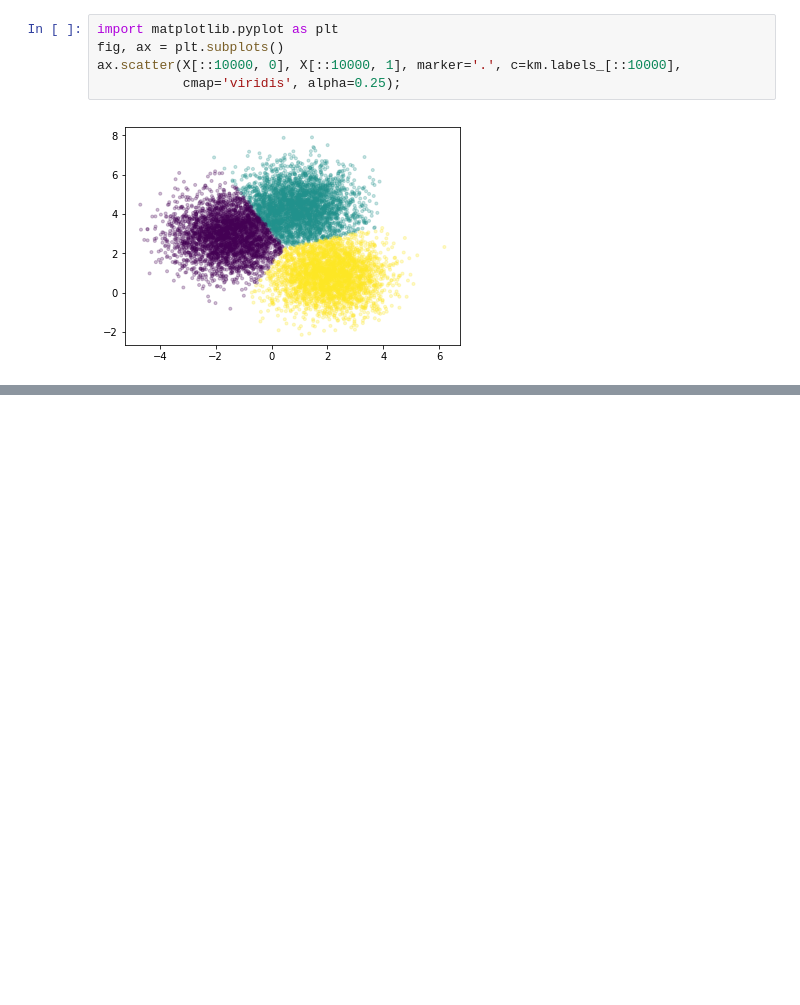
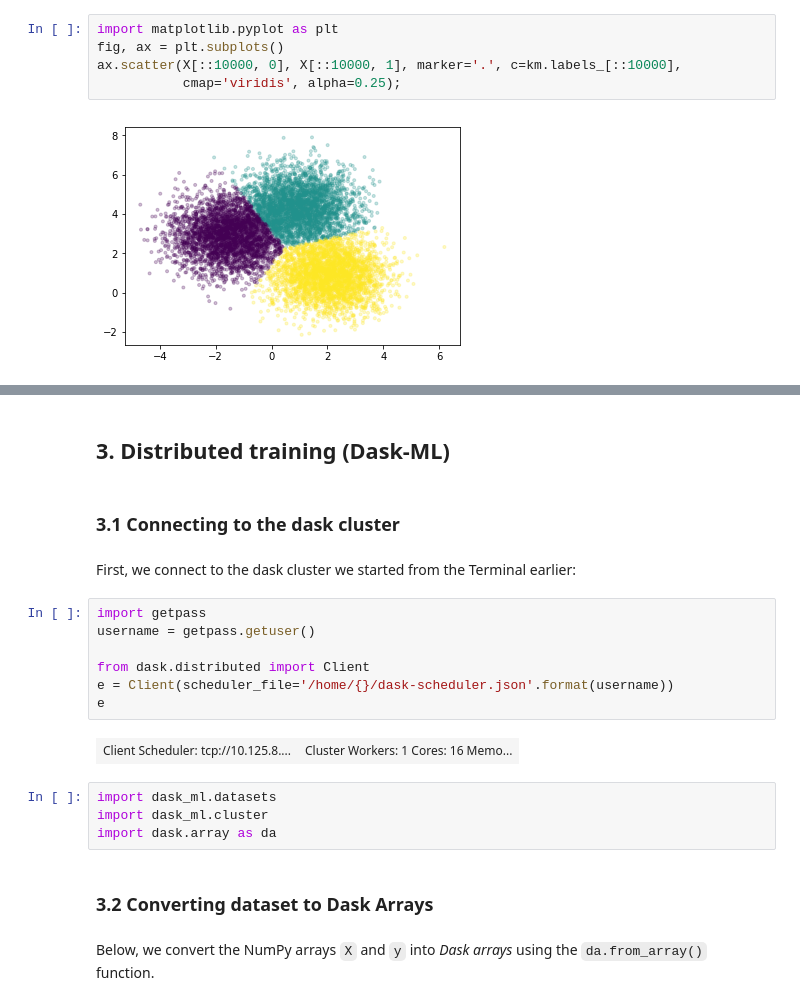
Before and after one commit to clemsonciti/dask-workflows-palmetto, a Jupyter notebook: training-on-large-datasets.ipynb, the cells around one changed output, grey strips where cells are left out. Drawn from its saved outputs; the diff is of its cells as text; blank space fills up the shorter version.

```diff
--- a/training-on-large-datasets.ipynb
+++ b/training-on-large-datasets.ipynb
@@ -116,0 +88,23 @@ array([[-1.59881994,  2.88705989],
+# %% [markdown]
+## 3. Distributed training (Dask-ML)
+# %% [markdown]
+### 3.1 Connecting to the dask cluster
+# %% [markdown]
+First, we connect to the dask cluster we started from the Terminal earlier:
+# %%
+import getpass
+username = getpass.getuser()
+
+from dask.distributed import Client
+e = Client(scheduler_file='/home/{}/dask-scheduler.json'.format(username))
+e
+# %% [output]
+| Client Scheduler: tcp://10.125.8.... | Cluster Workers: 1 Cores: 16 Memo... |
+# %%
+import dask_ml.datasets
+import dask_ml.cluster
+import dask.array as da
+# %% [markdown]
+### 3.2 Converting dataset to Dask Arrays
+# %% [markdown]
+Below, we convert the NumPy arrays `X` and `y` into *Dask arrays* using the `da.from_array()` function.
```
Also changed, not shown: parts of 32 cells of this notebook.
